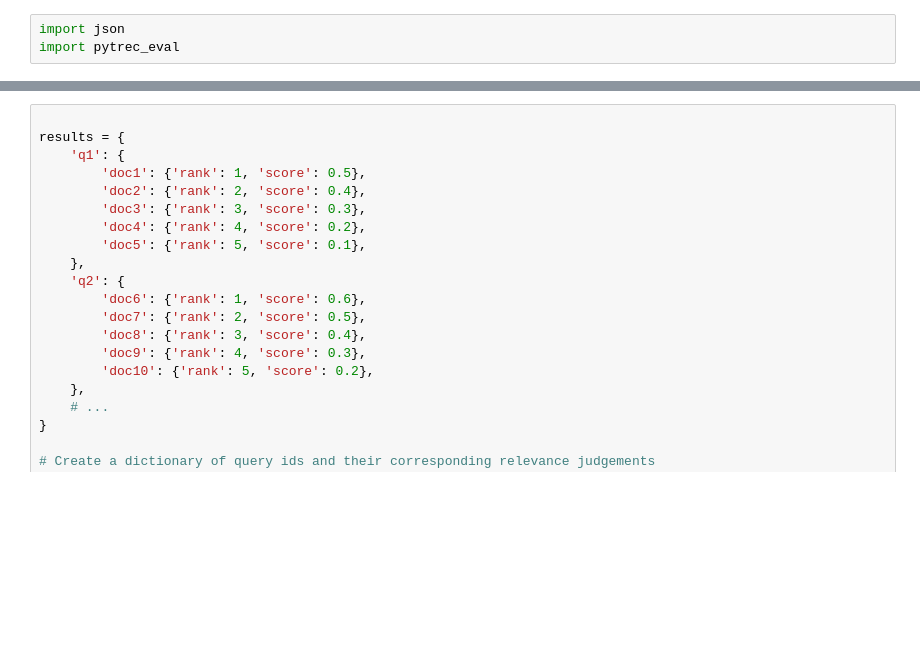
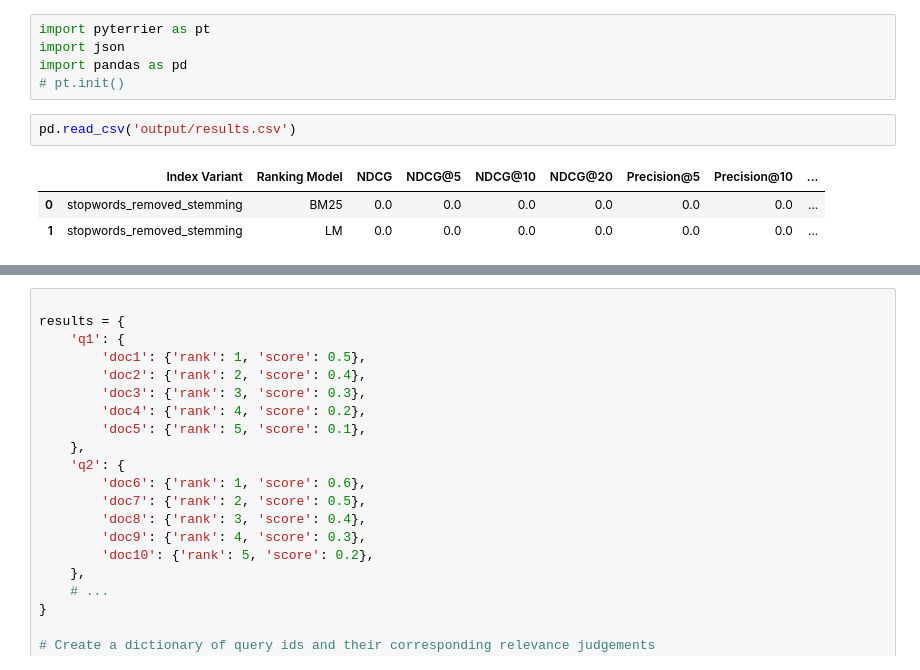
Before and after one commit to Donidutch/NIRR, a Jupyter notebook: test.ipynb, the cells around one changed output, grey strips where cells are left out. Saved outputs shown, nothing was run; the diff lists cells and outputs as text; blank space fills up the shorter version.

```diff
--- a/test.ipynb
+++ b/test.ipynb
@@ -1,3 +1,11 @@
-# %%
-import json
-import pytrec_eval
+# %%
+import pyterrier as pt
+import json
+import pandas as pd
+# pt.init()
+# %%
+pd.read_csv('output/results.csv')
+# %% [output]
+|  | Index Variant | Ranking Model | NDCG | NDCG@5 | NDCG@10 | NDCG@20 | Precision@5 | Precision@10 | ... |
+| 0 | stopwords_removed_stemming | BM25 | 0.0 | 0.0 | 0.0 | 0.0 | 0.0 | 0.0 | ... |
+| 1 | stopwords_removed_stemming | LM | 0.0 | 0.0 | 0.0 | 0.0 | 0.0 | 0.0 | ... |
```
Also changed, not shown: parts of 4 cells of this notebook.
